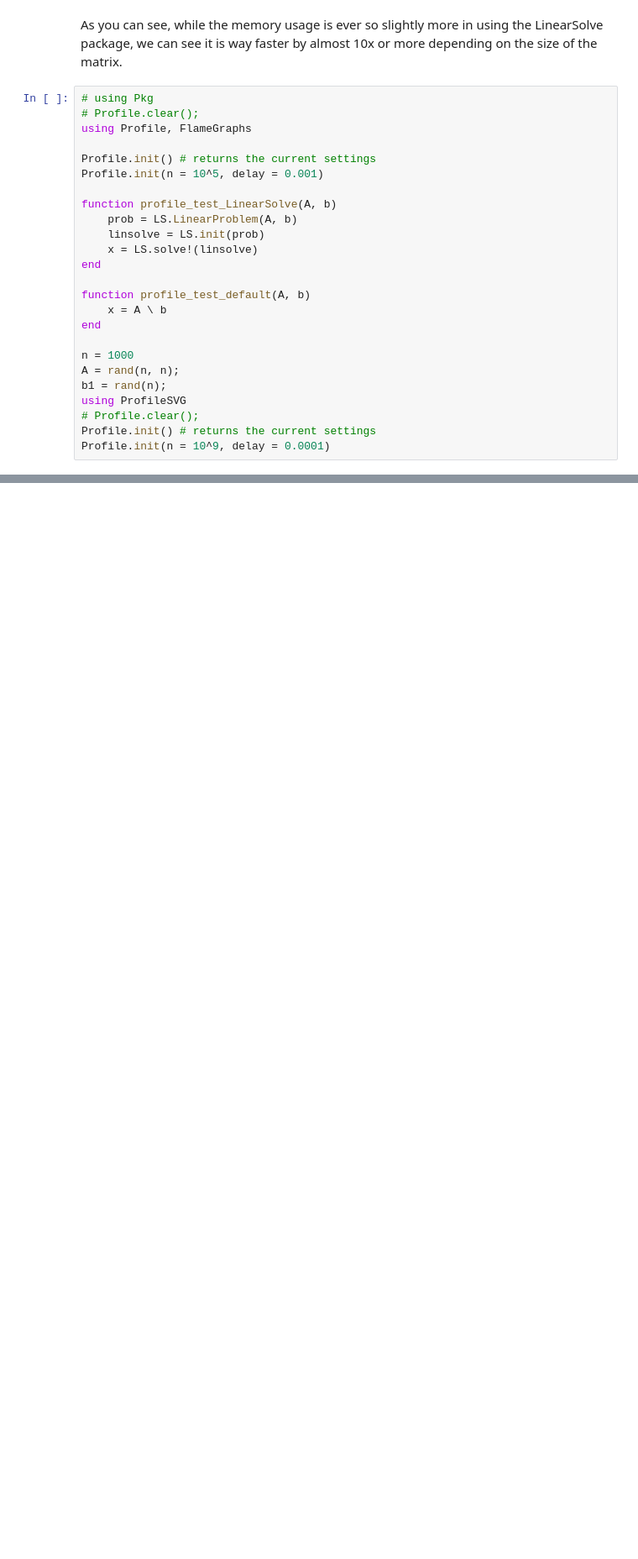
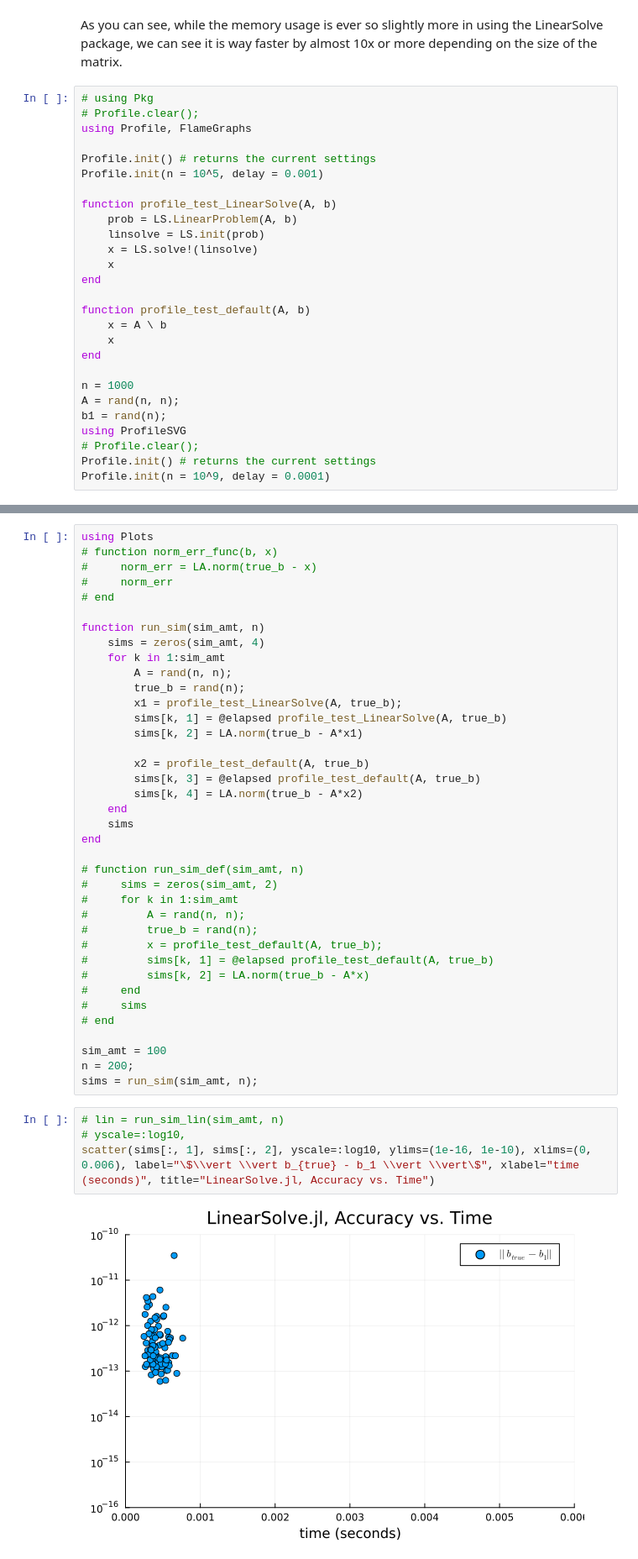
Before and after one commit to cu-numcomp/community-project-jellyboxmeow, a Jupyter notebook: pres.ipynb, the cells around one changed output, grey strips where cells are left out. Shown at 84% size. Cells and saved outputs as stored; diff of their text form; blank space fills up the shorter version.

```diff
--- a/pres.ipynb
+++ b/pres.ipynb
@@ -157,10 +162,12 @@ function profile_test_LinearSolve(A, b)
     prob = LS.LinearProblem(A, b)
     linsolve = LS.init(prob)
     x = LS.solve!(linsolve)
+    x
 end
 
 function profile_test_default(A, b)
     x = A \ b
+    x
 end
 
 n = 1000
@@ -182,0 +242,44 @@ ProfileSVG.FGConfig(Node(FlameGraphs.NodeData(ip:0x0, 0x00, 1:29)), Dict{Symbol,
+# %%
+using Plots
+# function norm_err_func(b, x)
+#     norm_err = LA.norm(true_b - x)
+#     norm_err
+# end
+
+function run_sim(sim_amt, n)
+    sims = zeros(sim_amt, 4)
+    for k in 1:sim_amt
+        A = rand(n, n);
+        true_b = rand(n);
+        x1 = profile_test_LinearSolve(A, true_b);
+        sims[k, 1] = @elapsed profile_test_LinearSolve(A, true_b)
+        sims[k, 2] = LA.norm(true_b - A*x1)
+
+        x2 = profile_test_default(A, true_b)
+        sims[k, 3] = @elapsed profile_test_default(A, true_b)
+        sims[k, 4] = LA.norm(true_b - A*x2)
+    end
+    sims
+end
+
+# function run_sim_def(sim_amt, n)
+#     sims = zeros(sim_amt, 2)
+#     for k in 1:sim_amt
+#         A = rand(n, n);
+#         true_b = rand(n);
+#         x = profile_test_default(A, true_b);
+#         sims[k, 1] = @elapsed profile_test_default(A, true_b)
+#         sims[k, 2] = LA.norm(true_b - A*x)
+#     end
+#     sims
+# end
+
+sim_amt = 100
+n = 200;
+sims = run_sim(sim_amt, n);
+# %%
+# lin = run_sim_lin(sim_amt, n)
+# yscale=:log10,
+scatter(sims[:, 1], sims[:, 2], yscale=:log10, ylims=(1e-16, 1e-10), xlims=(0, 0.006), label="\$\\vert \\vert b_{true} - b_1 \\vert \\vert\$", xlabel="time (seconds)", title="LinearSolve.jl, Accuracy vs. Time")
+# %% [output]
+[figure, added]
```
Also changed, not shown: parts of 15 cells of this notebook.
